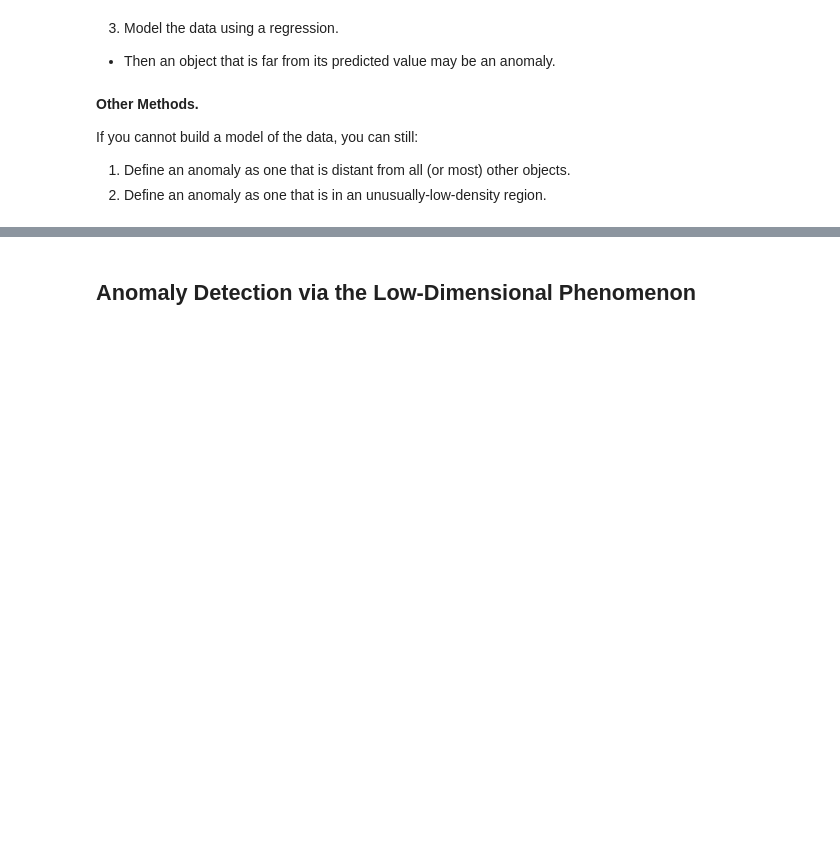
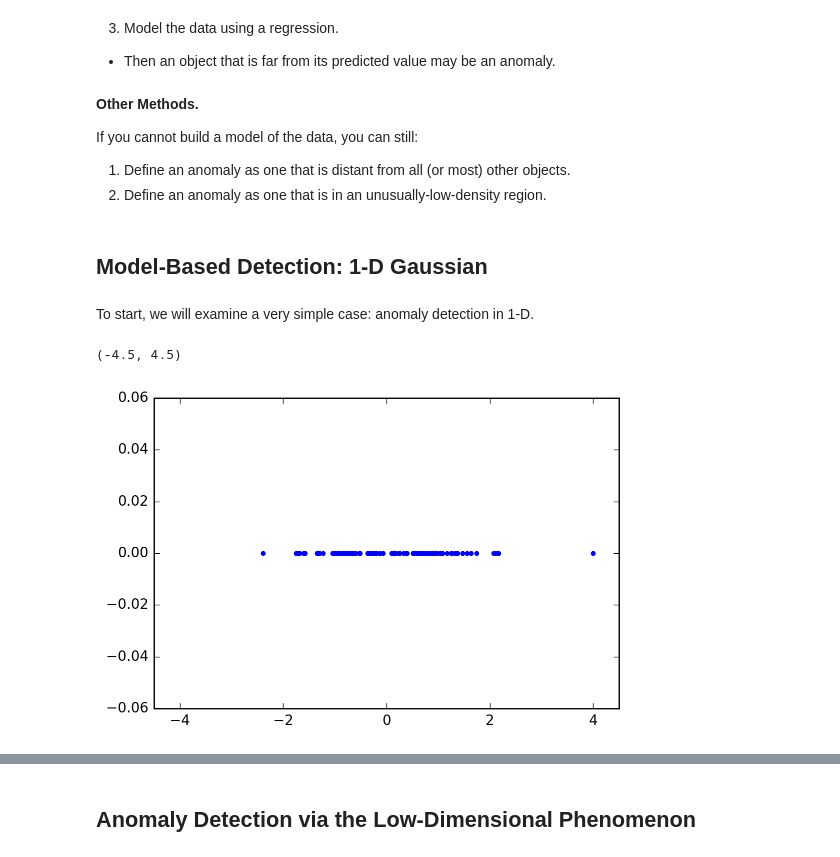
Before and after one commit to mcrovella/CS506-Computational-Tools-for-Data-Science, a Jupyter notebook: 12-Anomaly-Detection-SVD-III.ipynb, the cells around one changed output, grey strips where cells are left out. Cells and saved outputs as stored; diff of their text form; code cells hidden in the pictures; blank space fills up the shorter version.

```diff
--- a/12-Anomaly-Detection-SVD-III.ipynb
+++ b/12-Anomaly-Detection-SVD-III.ipynb
@@ -132,3 +132,16 @@ If you cannot build a model of the data, you can still:
 
 1. Define an anomaly as one that is distant from all (or most) other objects.
 2. Define an anomaly as one that is in an unusually-low-density region.
+# %% [markdown]
+## Model-Based Detection: 1-D Gaussian
+# %% [markdown]
+To start, we will examine a very simple case: anomaly detection in 1-D.
+# %%
+n_samples = 100
+data = np.random.randn(n_samples, 1)
+data = np.concatenate([data, np.array([[4]])])
+plt.plot(data, np.zeros(n_samples+1), '.')
+plt.xlim([-4.5, 4.5])
+# %% [output]
+(-4.5, 4.5)
+[figure, added]
```
Also changed, not shown: parts of 29 cells of this notebook.
